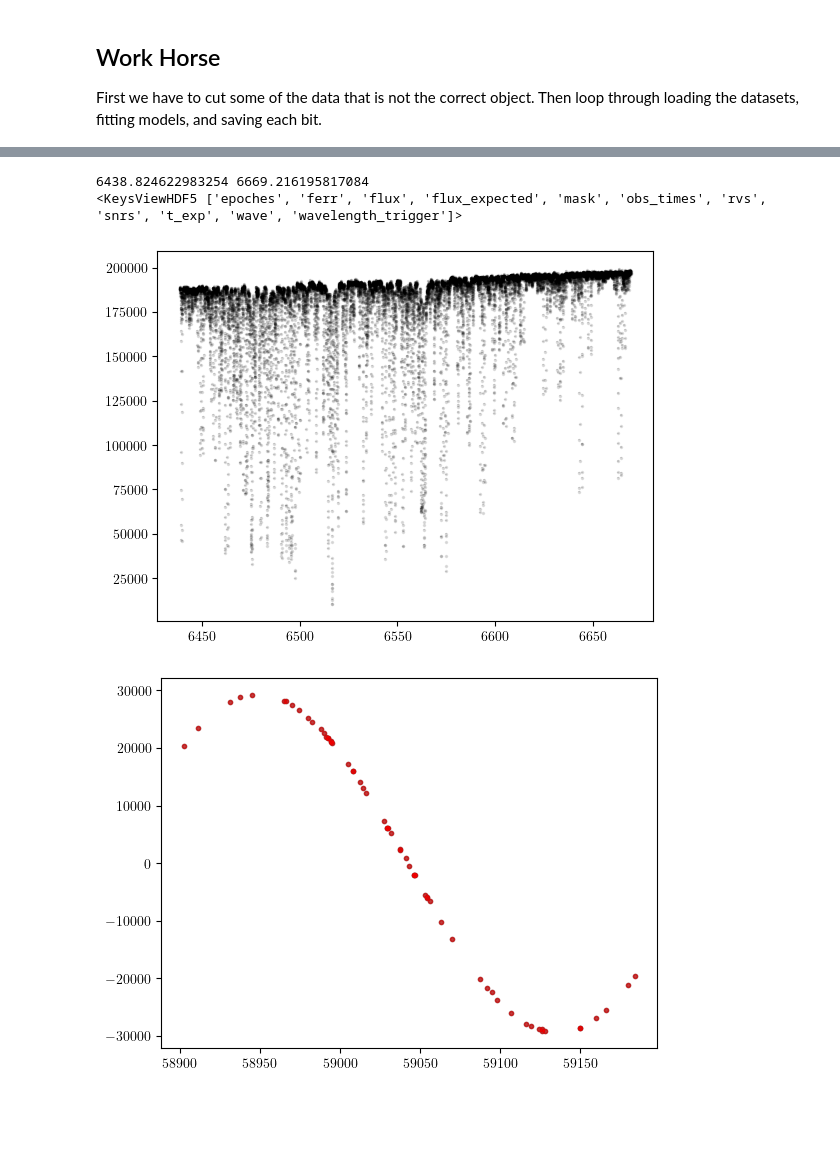
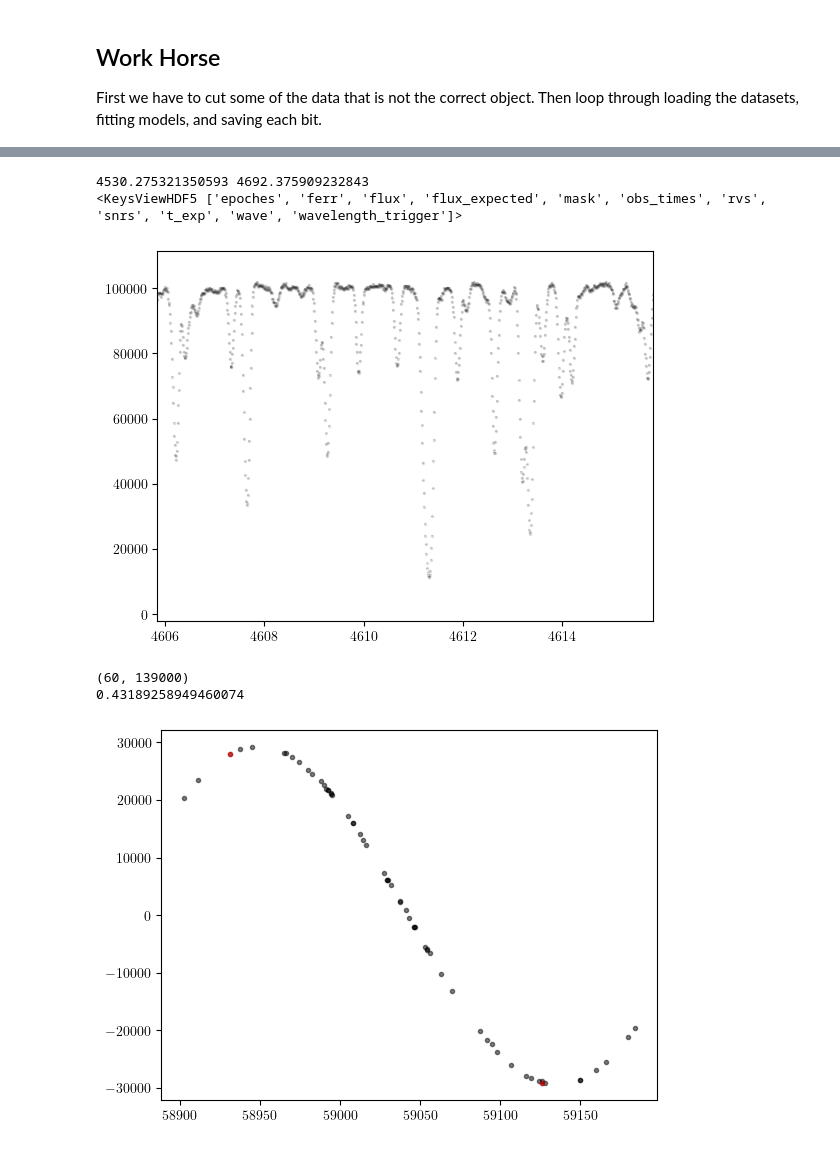
Before and after one commit to mdd423/wobble_jax, a Jupyter notebook: notebooks/05-simulateddata.ipynb, the cells around one changed output, grey strips where cells are left out. Drawn from its saved outputs; the diff is of its cells as text; code cells hidden in the pictures; blank space fills up the shorter version.

```diff
--- a/notebooks/05-simulateddata.ipynb
+++ b/notebooks/05-simulateddata.ipynb
@@ -510,26 +807,32 @@ def train_norm(model, dataset, loss, device_store, device_op, batch_size,\
 
     return model
 # %%
-order_index = 15
+import scipy.constants
+order_index = 5
 l_index = total_pixels * order_index
 h_index = min(total_pixels * (order_index + 1),hf['data']['flux'].shape[1] - 1)
 
 print(np.array(hf['data']['wave']['value'])[l_index],np.array(hf['data']['wave']['value'])[h_index])
 print(hf['data'].keys())
 plt_epoches = [19,20]
 for plt_epoch in plt_epoches:
-    plt.errorbar(np.array(hf['data']['wave']['value'])[l_index:h_index],\
+    plt.errorbar(np.array(hf['data']['wave']['value'])[l_index:h_index]*(1 + bc[plt_epoch].to(u.m/u.s).value/scipy.constants.c),\
                  np.array(hf['data']['flux'])[plt_epoch,l_index:h_index],\
                  yerr=np.array(hf['data']['ferr'])[plt_epoch,l_index:h_index],\
                  fmt='.k',zorder=2,alpha=0.1,ms=3)
+plt_wdith = 5
+plt.xlim(np.mean(np.array(hf['data']['wave']['value'])[l_index:h_index])-plt_wdith,np.mean(np.array(hf['data']['wave']['value'])[l_index:h_index])+plt_wdith)
 plt.show()
-
+print(np.array(hf['data']['flux']).shape)
+print((bc[plt_epoch].to(u.m/u.s).value/scipy.constants.c)*np.mean(np.array(hf['data']['wave']['value'])[l_index:h_index]))
 plt.plot(obs_times.mjd,bc.to(u.m/u.s).value,'.k',alpha=0.5)
-plt.plot(obs_times.mjd,jabble.physics.velocities(jabble.physics.shifts(bc.to(u.m/u.s).value)),'.r',alpha=0.5)
+plt.plot(obs_times.mjd[np.array(plt_epoches)],bc.to(u.m/u.s).value[np.array(plt_epoches)],'.r',alpha=0.5)
 plt.show()
 # %% [output]
-6438.824622983254 6669.216195817084
+4530.275321350593 4692.375909232843
 <KeysViewHDF5 ['epoches', 'ferr', 'flux', 'flux_expected', 'mask', 'obs_times', 'rvs', 'snrs', 't_exp', 'wave', 'wavelength_trigger']>
-[figure, old version]
+[figure, new version]
+(60, 139000)
+0.43189258949460074
-[figure, old version]
+[figure, new version]
 # %%
```
Also changed, not shown: parts of 16 cells of this notebook.
